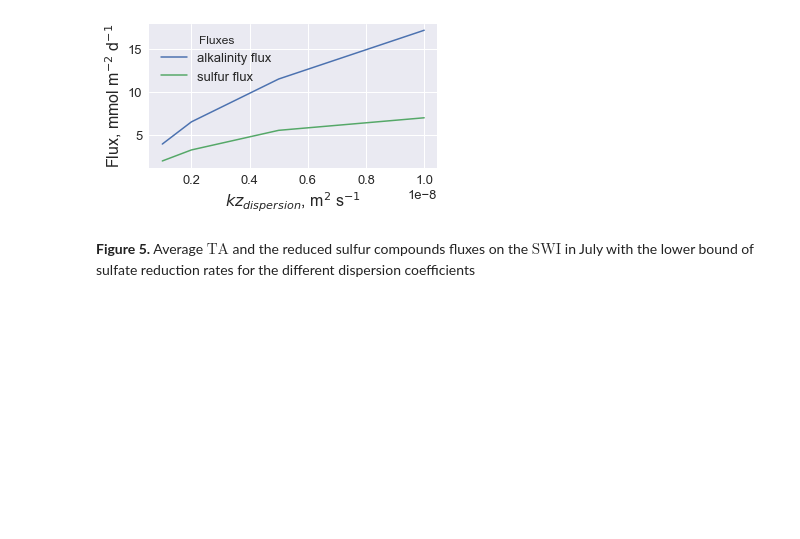
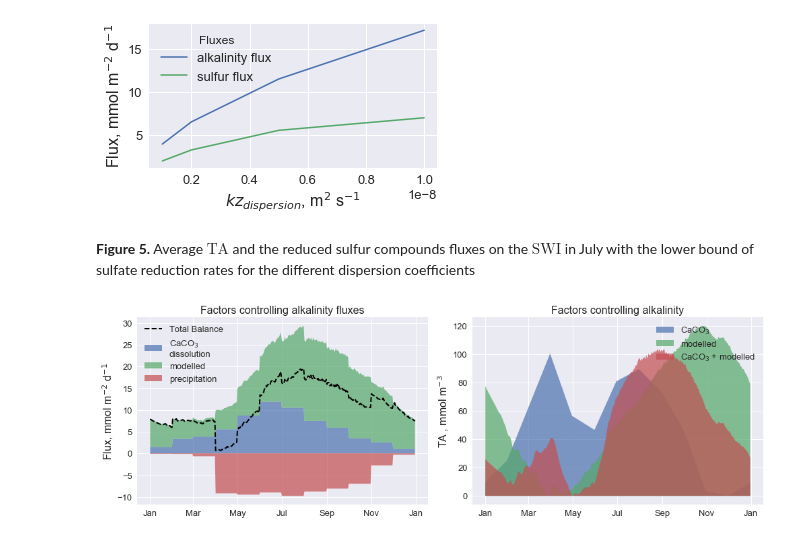
Before and after one commit to limash/Alkalinity_in_the_Wadden_Sea, a Jupyter notebook: pictures.ipynb, the cells around one changed output. Saved outputs shown, nothing was run; the diff lists cells and outputs as text; code cells hidden in the pictures; blank space fills up the shorter version.

```diff
--- a/pictures.ipynb
+++ b/pictures.ipynb
@@ -30,3 +30,7 @@ vs.plot_alk_sulfur_fluxes()
 [figure]
 # %% [markdown]
 **Figure 5.** Average $\textrm{TA}$ and the reduced sulfur compounds fluxes on the $\textrm{SWI}$ in July with the lower bound of sulfate reduction rates for the different dispersion coefficients
+# %%
+vs.plot_caco3()
+# %% [output]
+[figure, added]
```
Also changed, not shown: 1 other file.
